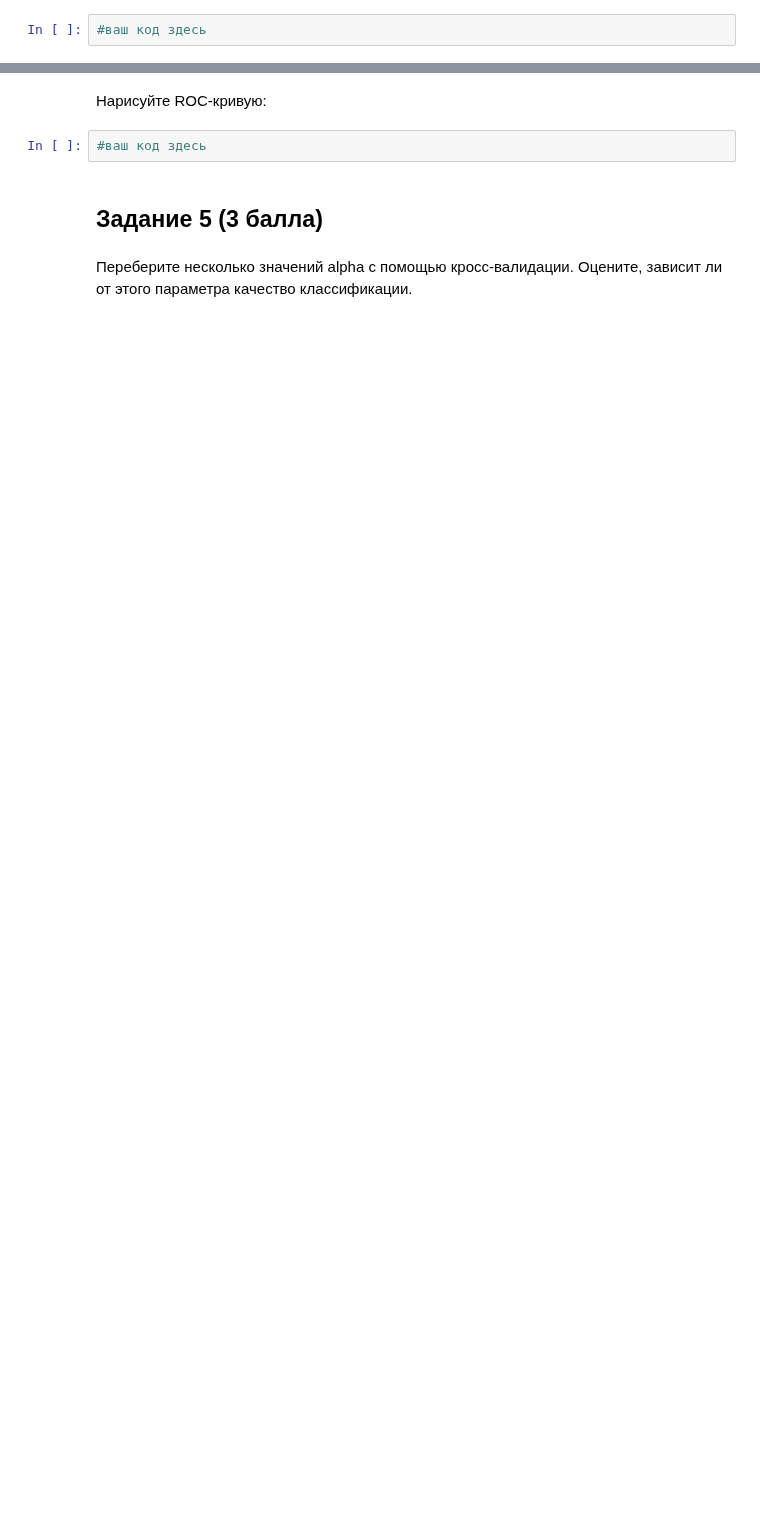
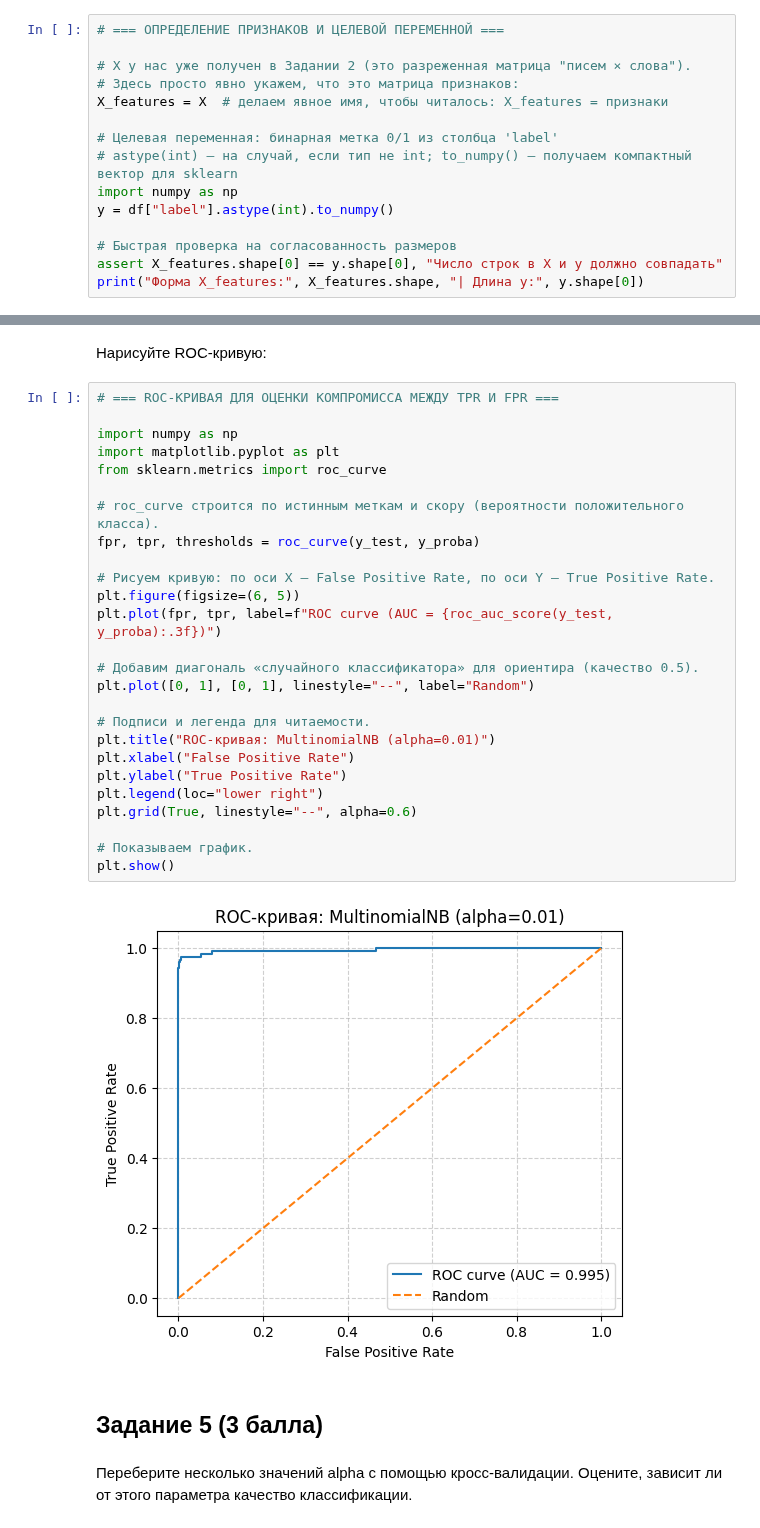
Before and after one commit to IgorPont/mephi_homework_tasks, a Jupyter notebook: homework_tasks/probability_theory/SGA_unit6_NBC.ipynb, the cells around one changed output, grey strips where cells are left out. Cells and saved outputs as stored; diff of their text form; blank space fills up the shorter version.

```diff
--- a/homework_tasks/probability_theory/SGA_unit6_NBC.ipynb
+++ b/homework_tasks/probability_theory/SGA_unit6_NBC.ipynb
@@ -34,4 +169,17 @@ X = vectorizer.fit_transform(data["email"])
 # %% [markdown]
 Определите целевую переменную и признаки:
 # %%
-#ваш код здесь
+# === ОПРЕДЕЛЕНИЕ ПРИЗНАКОВ И ЦЕЛЕВОЙ ПЕРЕМЕННОЙ ===
+
+# X у нас уже получен в Задании 2 (это разреженная матрица "писем × слова").
+# Здесь просто явно укажем, что это матрица признаков:
+X_features = X  # делаем явное имя, чтобы читалось: X_features = признаки
+
+# Целевая переменная: бинарная метка 0/1 из столбца 'label'
+# astype(int) — на случай, если тип не int; to_numpy() — получаем компактный вектор для sklearn
+import numpy as np
+y = df["label"].astype(int).to_numpy()
+
+# Быстрая проверка на согласованность размеров
+assert X_features.shape[0] == y.shape[0], "Число строк в X и y должно совпадать"
+print("Форма X_features:", X_features.shape, "| Длина y:", y.shape[0])
@@ -56,7 +315,33 @@ X = vectorizer.fit_transform(data["email"])
 # %% [markdown]
 Нарисуйте ROC-кривую:
 # %%
-#ваш код здесь
+# === ROC-КРИВАЯ ДЛЯ ОЦЕНКИ КОМПРОМИССА МЕЖДУ TPR И FPR ===
+
+import numpy as np
+import matplotlib.pyplot as plt
+from sklearn.metrics import roc_curve
+
+# roc_curve строится по истинным меткам и скору (вероятности положительного класса).
+fpr, tpr, thresholds = roc_curve(y_test, y_proba)
+
+# Рисуем кривую: по оси X — False Positive Rate, по оси Y — True Positive Rate.
+plt.figure(figsize=(6, 5))
+plt.plot(fpr, tpr, label=f"ROC curve (AUC = {roc_auc_score(y_test, y_proba):.3f})")
+
+# Добавим диагональ «случайного классификатора» для ориентира (качество 0.5).
+plt.plot([0, 1], [0, 1], linestyle="--", label="Random")
+
+# Подписи и легенда для читаемости.
+plt.title("ROC-кривая: MultinomialNB (alpha=0.01)")
+plt.xlabel("False Positive Rate")
+plt.ylabel("True Positive Rate")
+plt.legend(loc="lower right")
+plt.grid(True, linestyle="--", alpha=0.6)
+
+# Показываем график.
+plt.show()
+# %% [output]
+[figure, added]
 # %% [markdown]
 ## Задание 5 (3 балла)
 # %% [markdown]
```
Also changed, not shown: parts of 11 cells of this notebook, 1 other file.
